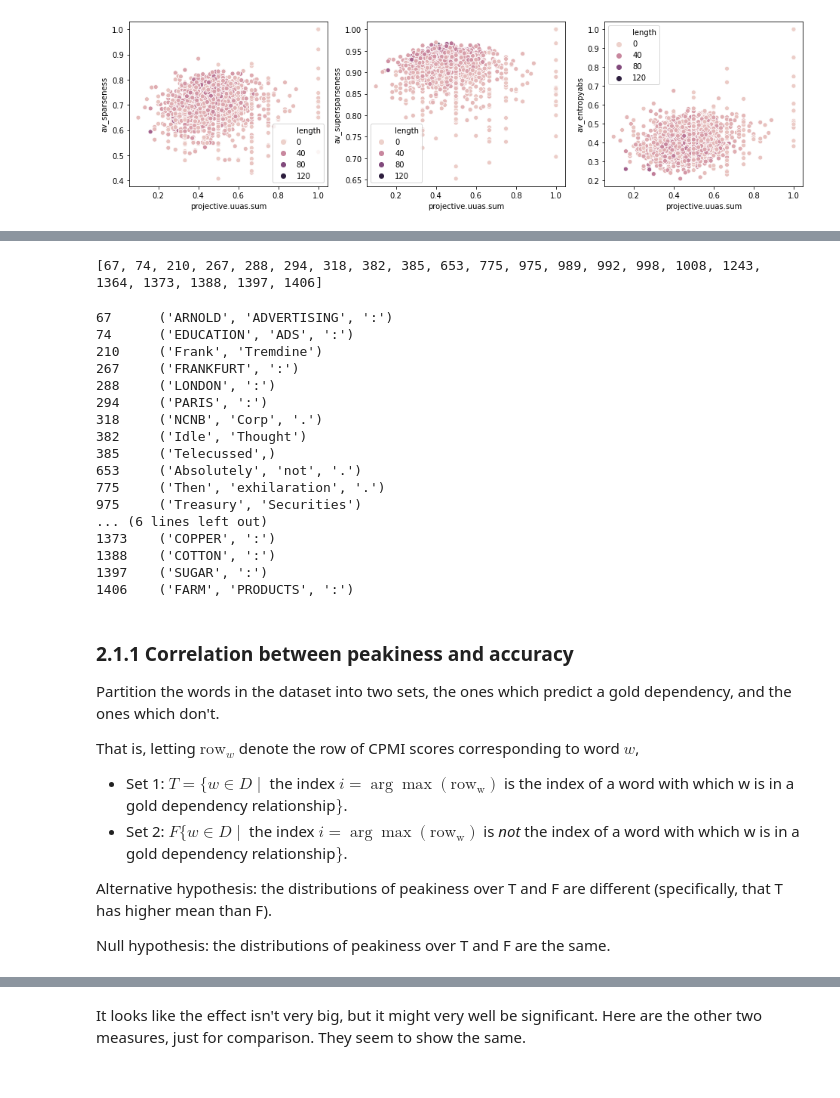
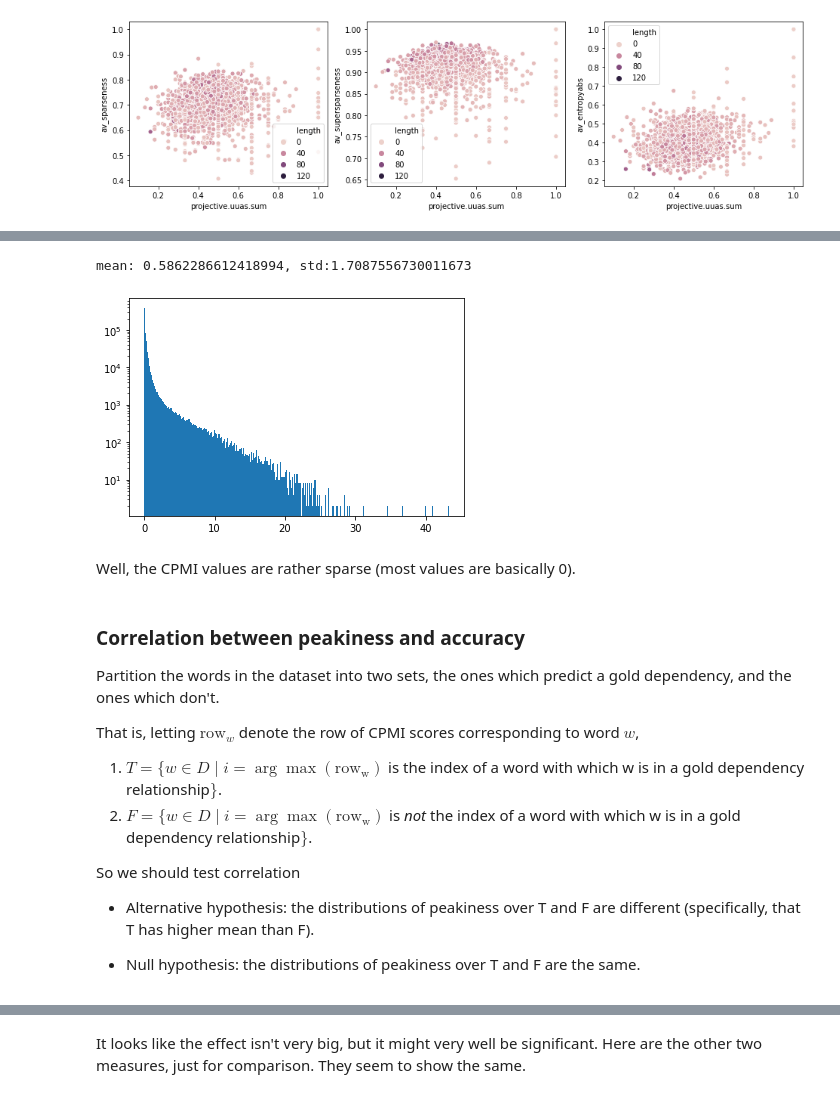
Before and after one commit to postylem/pmi-dependencies, a Jupyter notebook: peakiness.ipynb, the cells around one changed output, grey strips where cells are left out. Cells and saved outputs as stored; diff of their text form; code cells hidden in the pictures.

```diff
--- a/peakiness.ipynb
+++ b/peakiness.ipynb
@@ -425,43 +497,37 @@ peakiness_scores = pd.DataFrame(
+# %%
+all_cpmi_values = pd.Series(chain(*peakiness_scores.pmi_row.values))
+print(f'mean: {all_cpmi_values.mean()}, std:{all_cpmi_values.std()}')
+plt.hist(all_cpmi_values, bins=500)
+plt.yscale('log')
+# plt.xscale('log')
+plt.show()
+# %% [output]
+mean: 0.5862286612418994, std:1.7087556730011673
+[figure, added]
+# %% [markdown]
+Well, the CPMI values are rather sparse (most values are basically 0).
 # %%
-# The sentence indices which were skipped (those with less than two (nonpunctuation) words).
+# The sentence indices which were skipped
+# check that it's just those with less than two (nonpunctuation) words.
 skipped_sentence_indices = sorted(set(range(1700)).difference(set(peakiness_scores.sentence_index.values)))
 print(skipped_sentence_indices)
+
+obs_df=pd.DataFrame(OBSERVATIONS)
+for index in skipped_sentence_indices:
+    obs = obs_df.loc[index]
+    print(index, obs.sentence, sep='\t')
-# %% [output]
-[67, 74, 210, 267, 288, 294, 318, 382, 385, 653, 775, 975, 989, 992, 998, 1008, 1243, 1364, 1373, 1388, 1397, 1406]
-# %%
-obs_df=pd.DataFrame(OBSERVATIONS)
-for index in skipped_sentence_indices:
-    obs = obs_df.loc[index]
-    print(index, obs.sentence, sep='\t')
-# %% [output]
-67      ('ARNOLD', 'ADVERTISING', ':')
-74      ('EDUCATION', 'ADS', ':')
-210     ('Frank', 'Tremdine')
-267     ('FRANKFURT', ':')
-288     ('LONDON', ':')
-294     ('PARIS', ':')
-318     ('NCNB', 'Corp', '.')
-382     ('Idle', 'Thought')
-385     ('Telecussed',)
-653     ('Absolutely', 'not', '.')
-775     ('Then', 'exhilaration', '.')
-975     ('Treasury', 'Securities')
-... (6 lines left out)
-1373    ('COPPER', ':')
-1388    ('COTTON', ':')
-1397    ('SUGAR', ':')
-1406    ('FARM', 'PRODUCTS', ':')
 # %% [markdown]
-### 2.1.1 Correlation between peakiness and accuracy
+### Correlation between peakiness and accuracy
 
 Partition the words in the dataset into two sets, the ones which predict a gold dependency, and the ones which don't.
 
 That is, letting $\mathrm{row}_w$ denote the row of CPMI scores corresponding to word $w$,
 
-- Set 1: $T = \{ w \in D\mid $ the index $i=\arg\max(\mathrm{row_w})$ is the index of a word with which w is in a gold dependency relationship$\}$.
-- Set 2: $F\{ w \in D\mid $  the index $i=\arg\max(\mathrm{row_w})$ is *not* the index of a word with which w is in a gold dependency relationship$\}$.
+1. $T = \{ w \in D\mid  i=\arg\max(\mathrm{row_w})$ is the index of a word with which w is in a gold dependency relationship$\}$.
+2. $F = \{ w \in D\mid i=\arg\max(\mathrm{row_w})$ is *not* the index of a word with which w is in a gold dependency relationship$\}$.
 
-Alternative hypothesis: the distributions of peakiness over T and F are different (specifically, that T has higher mean than F).
+So we should test correlation
+- Alternative hypothesis: the distributions of peakiness over T and F are different (specifically, that T has higher mean than F).
 
-Null hypothesis: the distributions of peakiness over T and F are the same.
+- Null hypothesis: the distributions of peakiness over T and F are the same.
 # %%
```
Also changed, not shown: parts of 54 cells of this notebook.
